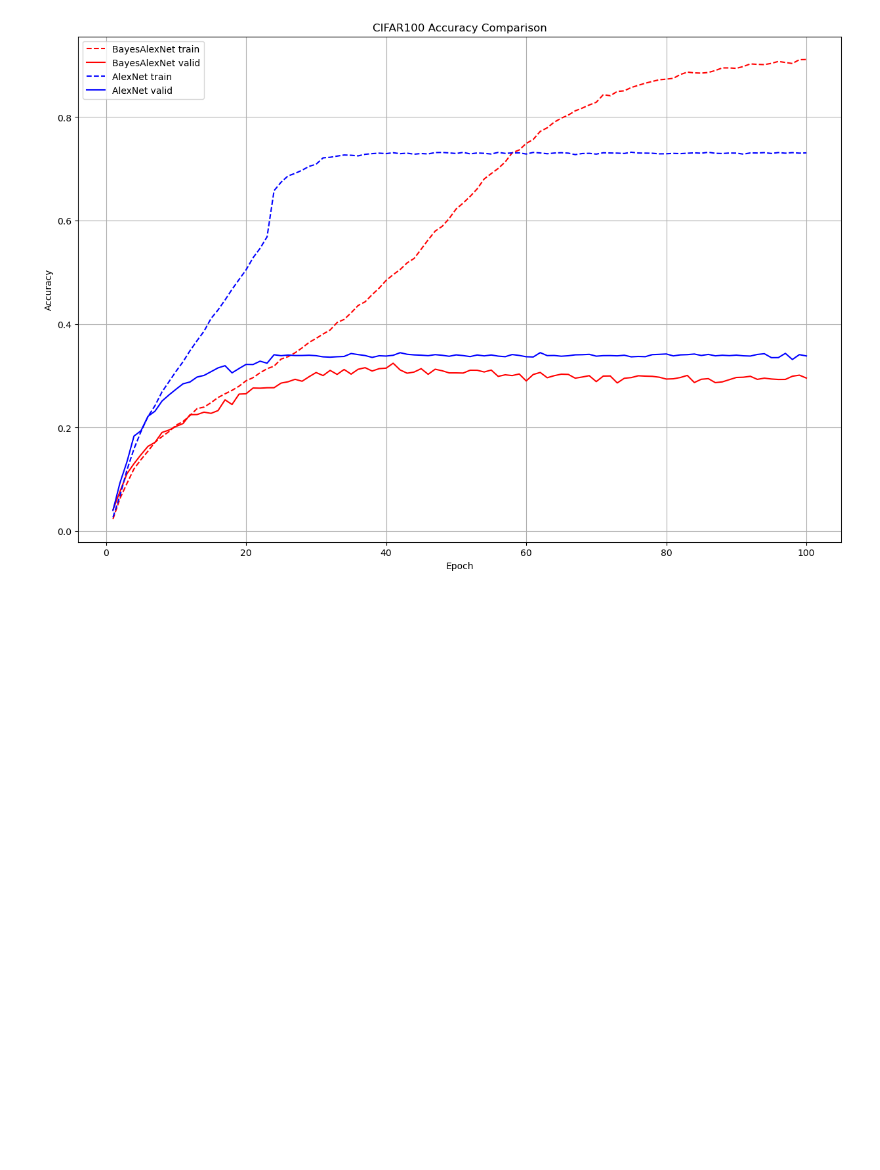
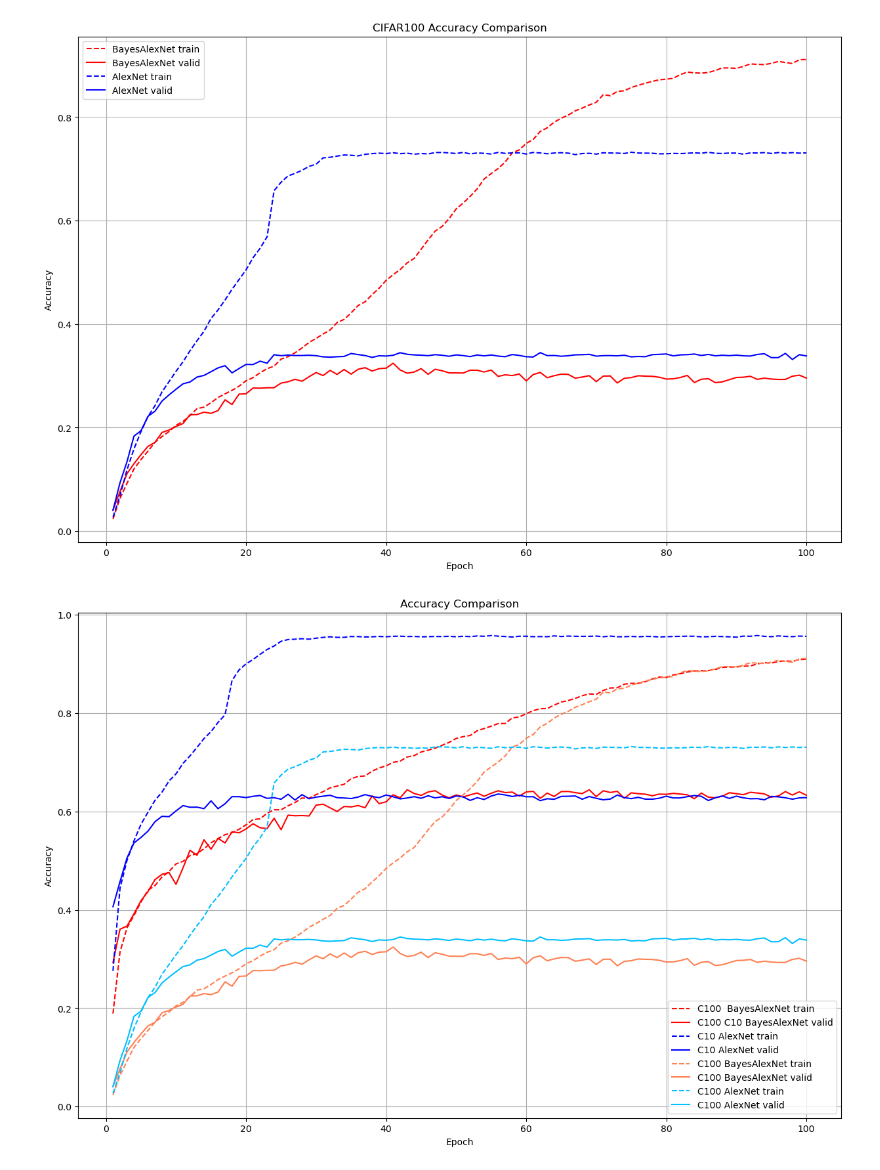
Before and after one commit to Gabrynho/BayesCNNvsFreqCNN, a Jupyter notebook: Plotting.ipynb, the cells around one changed output. Cells and saved outputs as stored; diff of their text form; code cells hidden in the pictures; blank space fills up the shorter version.

```diff
--- a/Plotting.ipynb
+++ b/Plotting.ipynb
@@ -240,6 +240,37 @@ plt.savefig('./images/c100_comparison.png' , dpi=300)
 plt.show()
 # %% [output]
 [figure]
+# %%
+# Load the CSV file into a pandas DataFrame
+b_c10 = pd.read_csv('./results/results_c10_lr0.001_batch128.csv')
+f_c10 = pd.read_csv('./results/results_f10_lr0.001_batch128.csv')
+b_c100 = pd.read_csv('./results/results_c100_lr0.0005_batch128.csv')
+f_c100 = pd.read_csv('./results/results_f100_lr0.0005_batch128.csv')
+
+# Create a figure and a set of subplots
+fig, ax = plt.subplots(figsize=(15, 10))
+
+# Plot the second function on the second subplot
+ax.plot(b_c10['Epoch']+1, b_c10['Training Accuracy'], label='C100  BayesAlexNet train', color='red', linestyle='dashed')
+ax.plot(b_c10['Epoch']+1, b_c10['Validation Accuracy'], label='C100 C10 BayesAlexNet valid', color='red', linestyle='solid')
+ax.plot(f_c10['Epoch']+1, f_c10['Training Accuracy'], label='C10 AlexNet train', color='blue', linestyle='dashed')
+ax.plot(f_c10['Epoch']+1, f_c10['Validation Accuracy'], label='C10 AlexNet valid', color='blue', linestyle='solid')
+ax.plot(b_c100['Epoch']+1, b_c100['Training Accuracy'], label='C100 BayesAlexNet train', color='cor', linestyle='dashed')
+ax.plot(b_c100['Epoch']+1, b_c100['Validation Accuracy'], label='C100 BayesAlexNet valid', color='coral', linestyle='solid')
+ax.plot(f_c100['Epoch']+1, f_c100['Training Accuracy'], label='C100 AlexNet train', color='deepskyblue', linestyle='dashed')
+ax.plot(f_c100['Epoch']+1, f_c100['Validation Accuracy'], label='C100 AlexNet valid', color='deepskyblue', linestyle='solid')
+ax.set_title('Accuracy Comparison')
+ax.set_xlabel('Epoch')
+ax.set_ylabel('Accuracy')
+
+# Display the plots
+#plt.tight_layout()
+plt.legend()
+plt.grid()
+#plt.savefig('./images/c10_comparison.png' , dpi=300)
+plt.show()
+# %% [output]
+[figure, added]
 # %%
 # Define parameters
 mislabel_perc = ['0.05', '0.1', '0.2', '0.4']
```
Also changed, not shown: parts of 2 cells of this notebook, 4 other files.
